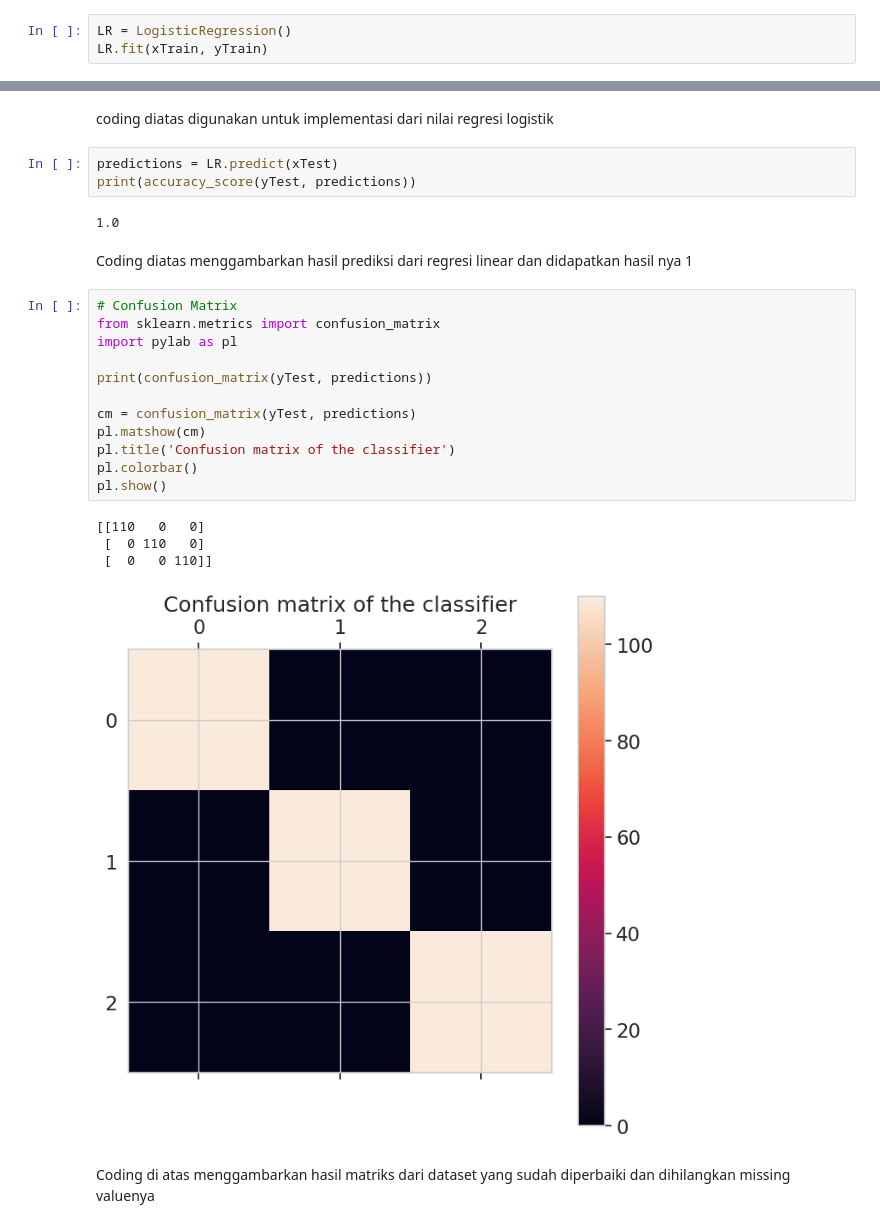
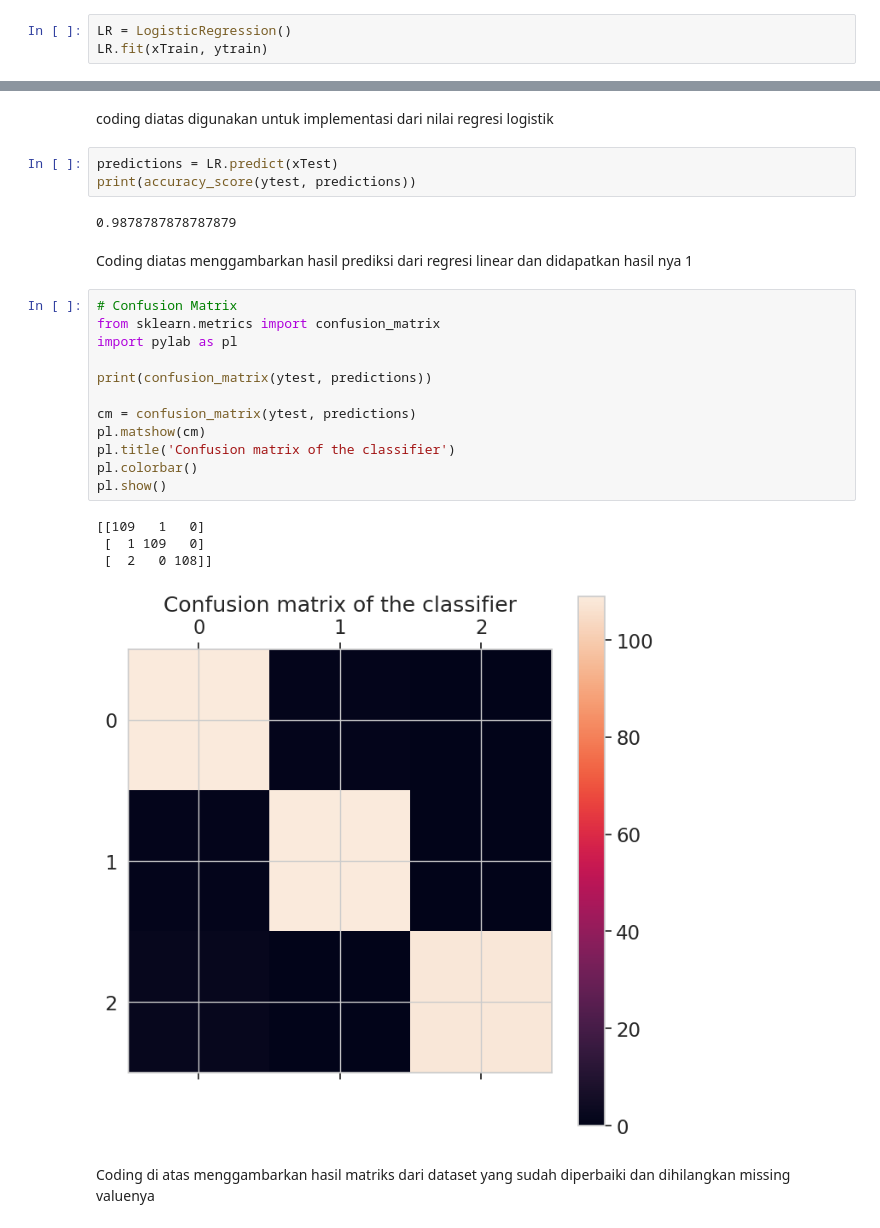
Before and after one commit to monicalidya/3333210047_MonicaLidyaPutri_C, a Jupyter notebook: Monica_Lidya_Putri_3333210047.ipynb, the cells around one changed output, grey strips where cells are left out. Drawn from its saved outputs; the diff is of its cells as text.

```diff
--- a/Monica_Lidya_Putri_3333210047.ipynb
+++ b/Monica_Lidya_Putri_3333210047.ipynb
@@ -696,35 +811,35 @@ LR: 1.000000 (0.000000)
 Coding diatas mencari nilai dari regresi logistik yang ada pada dataset diatas
 # %%
 LR = LogisticRegression()
-LR.fit(xTrain, yTrain)
+LR.fit(xTrain, ytrain)
 # %% [output]
 LogisticRegression()
 # %% [markdown]
 coding diatas digunakan untuk implementasi dari nilai regresi logistik
 # %%
 predictions = LR.predict(xTest)
-print(accuracy_score(yTest, predictions))
+print(accuracy_score(ytest, predictions))
 # %% [output]
-1.0
+0.9878787878787879
 # %% [markdown]
 Coding diatas menggambarkan hasil prediksi dari regresi linear dan didapatkan hasil nya 1
 # %%
 # Confusion Matrix
 from sklearn.metrics import confusion_matrix
 import pylab as pl
 
-print(confusion_matrix(yTest, predictions))
+print(confusion_matrix(ytest, predictions))
 
-cm = confusion_matrix(yTest, predictions)
+cm = confusion_matrix(ytest, predictions)
 pl.matshow(cm)
 pl.title('Confusion matrix of the classifier')
 pl.colorbar()
 pl.show()
 # %% [output]
-[[110   0   0]
- [  0 110   0]
- [  0   0 110]]
+[[109   1   0]
+ [  1 109   0]
+ [  2   0 108]]
-[figure, old version]
+[figure, new version]
 # %% [markdown]
 Coding di atas menggambarkan hasil matriks dari dataset yang sudah diperbaiki dan dihilangkan missing valuenya
 # %%
```
Also changed, not shown: parts of 49 cells of this notebook.
